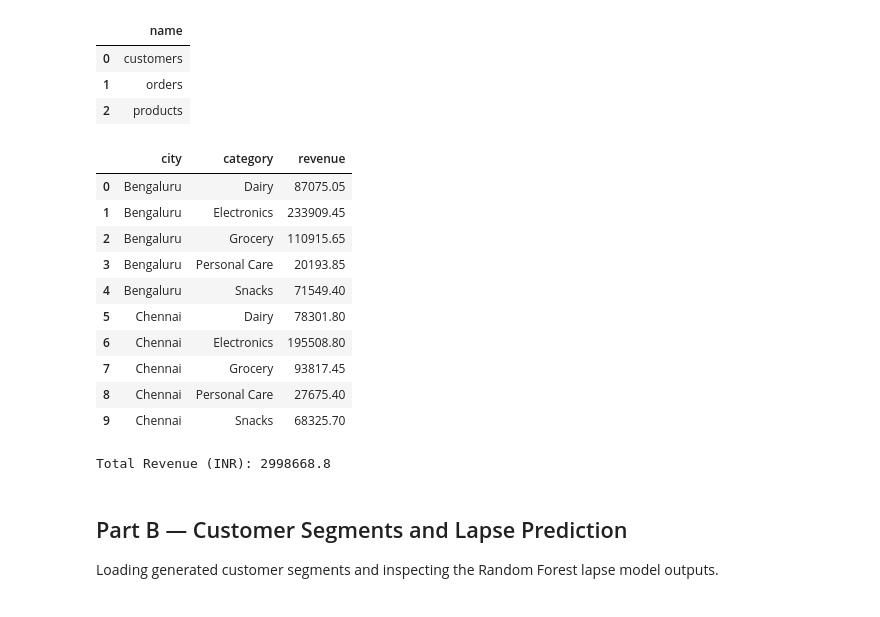
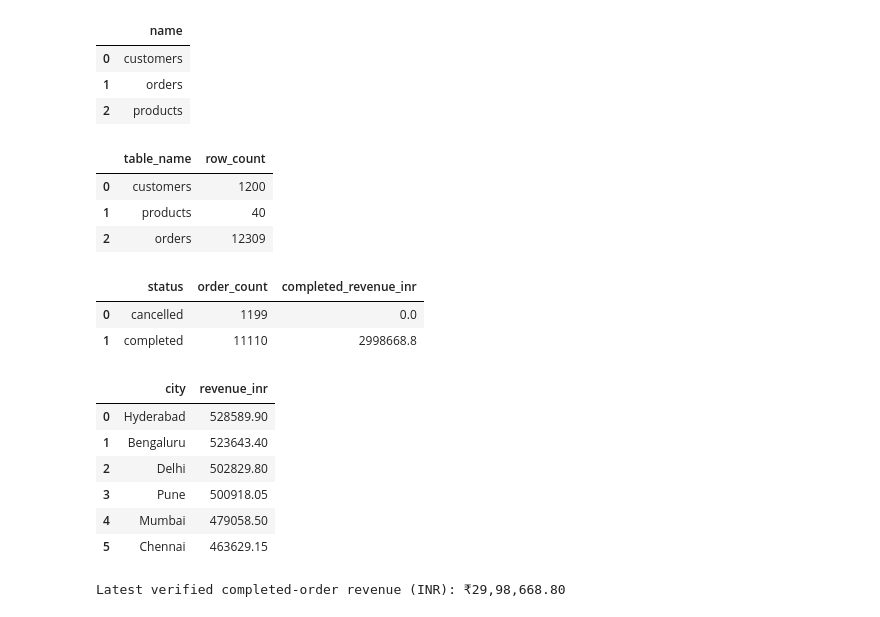
Before and after one commit to MariyaSilviya/instamart-customer-intelligence-copilot, a Jupyter notebook: Instamart_Copilot_Analysis.ipynb, the cells around one changed output. Drawn from its saved outputs; the diff is of its cells as text; code cells hidden in the pictures.

```diff
--- a/Instamart_Copilot_Analysis.ipynb
+++ b/Instamart_Copilot_Analysis.ipynb
@@ -24,40 +53,54 @@ Inspecting the cleaned dataset and SQLite database tables (`customers`, `product
 # %%
-db_path = ROOT / "data" / "instamart.db"
+db_path = DATA / "instamart.db"
+if not db_path.exists():
+    raise FileNotFoundError("SQLite database not found. Run python run_project.py first.")
 
 with sqlite3.connect(db_path) as con:
-    tables = pd.read_sql_query("SELECT name FROM sqlite_master WHERE type='table' ORDER BY name", con)
-    display(tables)
+    tables = pd.read_sql_query(
+        "SELECT name FROM sqlite_master WHERE type='table' ORDER BY name", con
+    )
+    table_counts = pd.read_sql_query(
+        "SELECT 'customers' AS table_name, COUNT(*) AS row_count FROM customers "
+        "UNION ALL SELECT 'products', COUNT(*) FROM products "
+        "UNION ALL SELECT 'orders', COUNT(*) FROM orders",
+        con
+    )
+    order_summary = pd.read_sql_query(
+        "SELECT status, COUNT(*) AS order_count, "
+        "ROUND(SUM(CASE WHEN status='completed' THEN order_amount ELSE 0 END), 2) "
+        "AS completed_revenue_inr "
+        "FROM orders GROUP BY status ORDER BY status",
+        con
+    )
+    revenue_by_city = pd.read_sql_query(
+        "SELECT c.city, ROUND(SUM(o.order_amount), 2) AS revenue_inr "
+        "FROM orders o JOIN customers c USING(customer_id) "
+        "WHERE o.status='completed' GROUP BY c.city ORDER BY revenue_inr DESC",
+        con
+    )
 
-    # Run a sample SQL query joining orders, customers, and products
-    q_revenue = pd.read_sql_query("""
-        SELECT c.city, p.category, ROUND(SUM(o.order_amount), 2) AS revenue
-        FROM orders o
-        JOIN customers c USING(customer_id)
-        JOIN products p USING(product_id)
-        WHERE o.status = 'completed'
-        GROUP BY c.city, p.category
-        ORDER BY c.city, p.category
-    """, con)
-
-display(q_revenue.head(10))
-print("Total Revenue (INR):", round(q_revenue["revenue"].sum(), 2))
+display(tables)
+display(table_counts)
+display(order_summary)
+display(revenue_by_city)
+print("Latest verified completed-order revenue (INR): ₹29,98,668.80")
 # %% [output]
 |  | name |
 | 0 | customers |
 | 1 | orders |
 | 2 | products |
-|  | city | category | revenue |
-| 0 | Bengaluru | Dairy | 87075.05 |
-| 1 | Bengaluru | Electronics | 233909.45 |
-| 2 | Bengaluru | Grocery | 110915.65 |
-| 3 | Bengaluru | Personal Care | 20193.85 |
-| 4 | Bengaluru | Snacks | 71549.40 |
-| 5 | Chennai | Dairy | 78301.80 |
-| 6 | Chennai | Electronics | 195508.80 |
-| 7 | Chennai | Grocery | 93817.45 |
-| 8 | Chennai | Personal Care | 27675.40 |
-| 9 | Chennai | Snacks | 68325.70 |
+|  | table_name | row_count |
+| 0 | customers | 1200 |
+| 1 | products | 40 |
+| 2 | orders | 12309 |
+|  | status | order_count | completed_revenue_inr |
+| 0 | cancelled | 1199 | 0.0 |
+| 1 | completed | 11110 | 2998668.8 |
+|  | city | revenue_inr |
+| 0 | Hyderabad | 528589.90 |
+| 1 | Bengaluru | 523643.40 |
+| 2 | Delhi | 502829.80 |
+| 3 | Pune | 500918.05 |
+| 4 | Mumbai | 479058.50 |
+| 5 | Chennai | 463629.15 |
-Total Revenue (INR): 2998668.8
+Latest verified completed-order revenue (INR): ₹29,98,668.80
-# %% [markdown]
-## Part B — Customer Segments and Lapse Prediction
-Loading generated customer segments and inspecting the Random Forest lapse model outputs.
```
Also changed, not shown: parts of 18 cells of this notebook, 4 other files.
